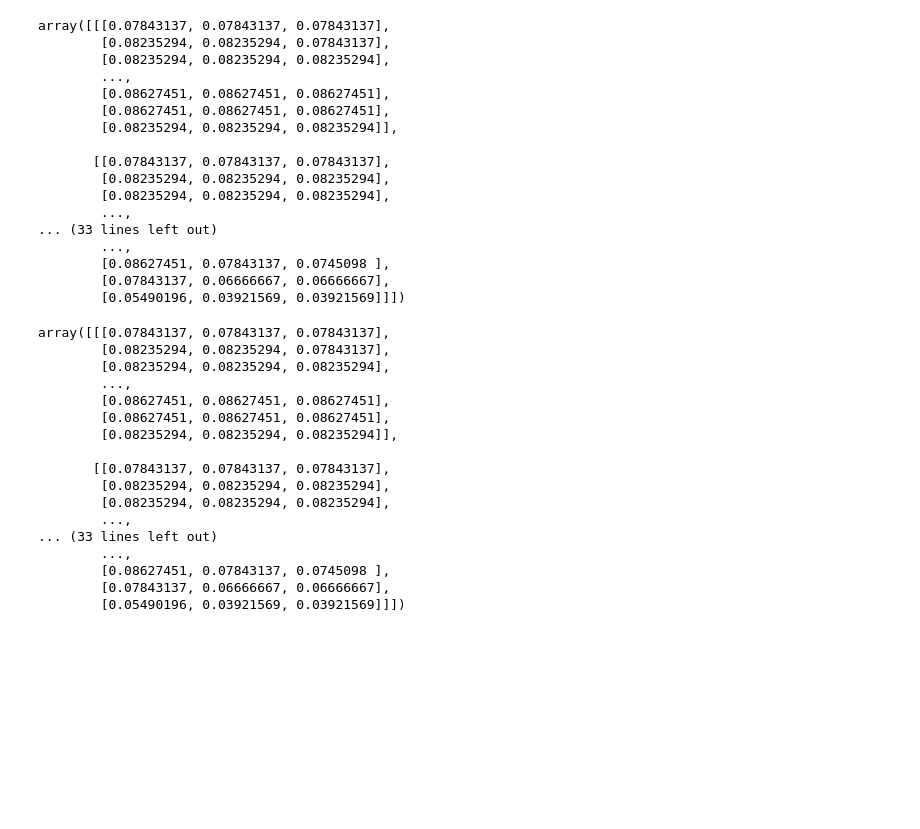
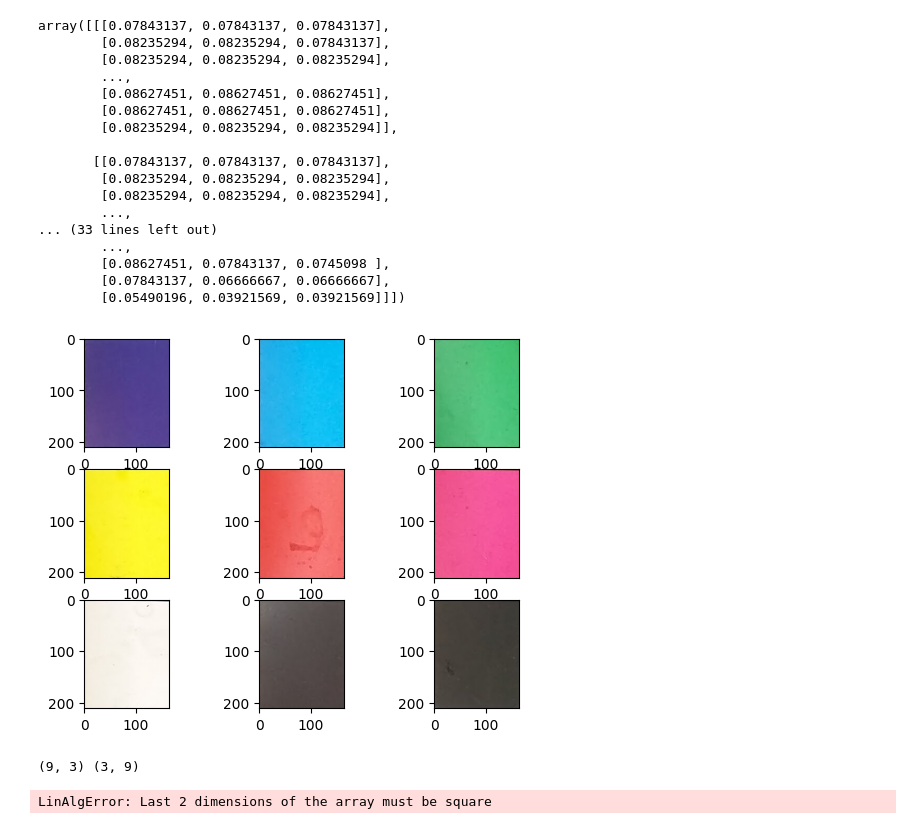
Before and after one commit to smarabattula/aros-blueberry, a Jupyter notebook: ColorCorrection.ipynb, the cells around one changed output. Cells and saved outputs as stored; diff of their text form; code cells hidden in the pictures; blank space fills up the shorter version.

```diff
--- a/ColorCorrection.ipynb
+++ b/ColorCorrection.ipynb
@@ -190,23 +190,39 @@ array([[[0.07843137, 0.07843137, 0.07843137],
         [0.08627451, 0.07843137, 0.0745098 ],
         [0.07843137, 0.06666667, 0.06666667],
         [0.05490196, 0.03921569, 0.03921569]]])
-# %%
-enhanced_output/255
-# %% [output]
-array([[[0.07843137, 0.07843137, 0.07843137],
-        [0.08235294, 0.08235294, 0.07843137],
-        [0.08235294, 0.08235294, 0.08235294],
-        ...,
-        [0.08627451, 0.08627451, 0.08627451],
-        [0.08627451, 0.08627451, 0.08627451],
-        [0.08235294, 0.08235294, 0.08235294]],
-
-       [[0.07843137, 0.07843137, 0.07843137],
-        [0.08235294, 0.08235294, 0.08235294],
-        [0.08235294, 0.08235294, 0.08235294],
-        ...,
-... (33 lines left out)
-        ...,
-        [0.08627451, 0.07843137, 0.0745098 ],
-        [0.07843137, 0.06666667, 0.06666667],
-        [0.05490196, 0.03921569, 0.03921569]]])
+# %%
+img = color_patches_img[:1950,:175]
+fig,ax = plt.subplots(3,3)
+count = 1
+height = img.shape[0]//9
+width = img.shape[1]//2
+bgr = []
+xyz = []
+for i in range(3):
+    for j in range(3):
+        curr_img = img[height*(count-1)+10:height*count+5,5:170]
+        ax[i][j].imshow(curr_img)
+        # if count in range(9):
+        curr_img_reshaped = curr_img.reshape(-1,curr_img.shape[-1])
+        rgb_pixel = np.rint(np.average(curr_img_reshaped,axis = 0)).astype('uint8')
+        # print(rgb_pixel)
+        bgr.append(rgb_pixel.reshape(-1)/255.0)
+        xyz_pixel = rgb_pixel.reshape(1,1,3)
+        # print(xyz_pixel, xyz_pixel.shape)
+        xyz.append(cv2.cvtColor(xyz_pixel,cv2.COLOR_RGB2XYZ).reshape(-1)/255.0)
+        count += 1
+
+bgr = np.array(bgr)
+xyz = np.array(xyz)
+# %% [output]
+[figure, added]
+# %%
+B = bgr.T
+A = xyz
+print(A.shape,B.shape)
+B_inv = np.linalg.inv(B)
+T = np.dot(A,B_inv)
+print(T)
+# %% [output]
+(9, 3) (3, 9)
+LinAlgError: Last 2 dimensions of the array must be square
```
Also changed, not shown: parts of 9 cells of this notebook, 4 other files.
